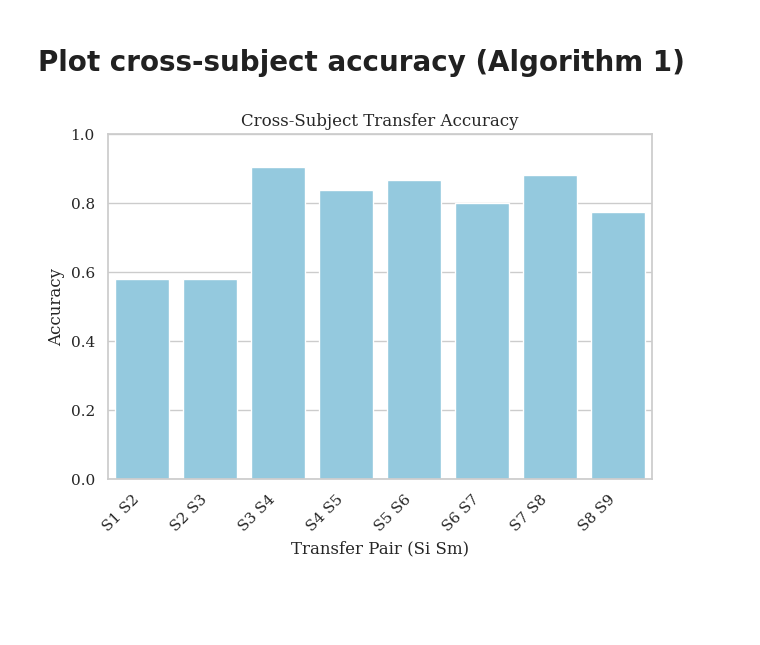
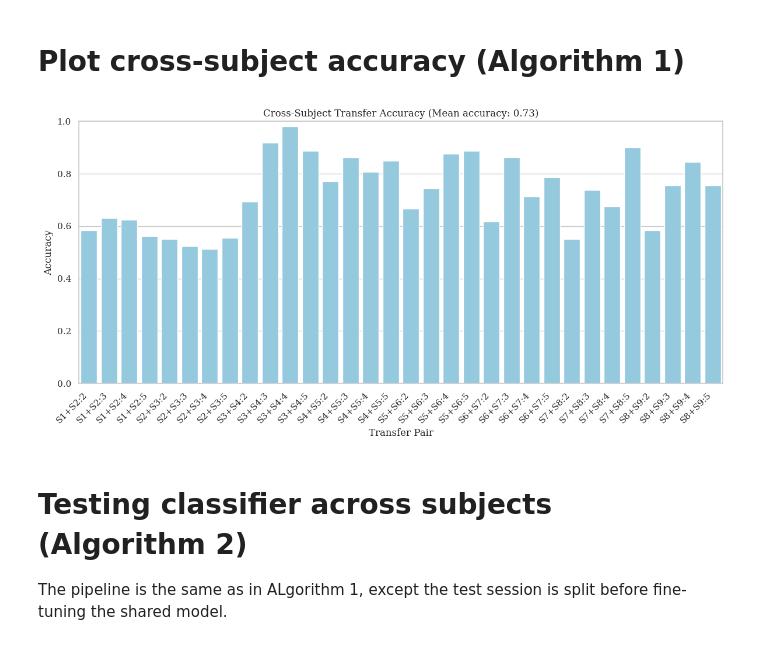
Before and after one commit to ad-jusk/eeg_transformer, a Jupyter notebook: notebooks/mtl_bci_2008_b.ipynb, the cells around one changed output. Drawn from its saved outputs; the diff is of its cells as text; code cells hidden in the pictures; blank space fills up the shorter version.

Commit message:
finished cross subject for b datset

```diff
--- a/notebooks/mtl_bci_2008_b.ipynb
+++ b/notebooks/mtl_bci_2008_b.ipynb
@@ -86,7 +86,7 @@ X_train = np.empty(len(subjects), dtype=object)
 X_test = np.empty(len(subjects), dtype=object)
 y_train = np.empty(len(subjects), dtype=object)
 y_test = np.empty(len(subjects), dtype=object)
-label_map = {"left_hand": -1, "right_hand": 1}
+label_map = {"left_hand": 1, "right_hand": -1}
 
 for idx, subject in enumerate(subjects):
 
@@ -346,0 +311,36 @@ for idx, subj in enumerate(subjects):
+# %%
+cross_subject_results = []
+accuracies = []
+for subj_idx, _ in enumerate(subjects):
+    next_subj_idx = subj_idx + 1
+    if next_subj_idx == len(subjects):
+        break
+
+    for sess_idx in range(1, len(sessions) + 1):
+        if sess_idx == len(sessions):
+            break
+
+        X_cs_train = np.concatenate((X_cross_subj[subj_idx], X_cross_subj[next_subj_idx][:sess_idx]))
+        y_cs_train = np.concatenate((y_cross_subj[subj_idx], y_cross_subj[next_subj_idx][:sess_idx]))
+        X_cs_test = X_cross_subj[next_subj_idx][sess_idx]
+        y_cs_test = y_cross_subj[next_subj_idx][sess_idx]
+
+        clf = linear.MultiTaskLinearClassifier(regularization=0.1, cov_flag="l2-trace", zero_mean=False)
+        clf.fit_sessions(X_cs_train, y_cs_train)
+
+        acc, y_pred = clf.score(X_cs_test, y_cs_test)
+
+        cross_subject_results.append(
+            {
+                "train_desc": f"S{subj_idx + 1}",
+                "eval_desc": f"S{next_subj_idx + 1}:{sess_idx + 1}",
+                "accuracy": acc,
+            }
+        )
+        accuracies.append(acc)
+
+        logger.info(
+            f"Training on S{subj_idx} + S{next_subj_idx}:{sess_idx}, test on S{next_subj_idx}:{sess_idx + 1} acc = {acc:.2f}"
+        )
+
+logger.info(f"Mean accuracy: {np.mean(accuracies):.2f}")
@@ -348,15 +366,20 @@ for idx, subj in enumerate(subjects):
 # Plot cross-subject accuracy (Algorithm 1)
 # %%
 df = pd.DataFrame(cross_subject_results)
-df["transfer_pair"] = df["subject_Si"] + " " + df["subject_Sm"]
+df["transfer_pair"] = df["train_desc"] + "+" + df["eval_desc"]
 
+plt.figure(figsize=(12, 6))
 axes = sns.barplot(data=df, x="transfer_pair", y="accuracy", color="skyblue")
 axes.set_ylim(0, 1)
-axes.set_title("Cross-Subject Transfer Accuracy")
+axes.set_title(f"Cross-Subject Transfer Accuracy (Mean accuracy: {np.mean(accuracies):.2f})")
 axes.set_ylabel("Accuracy")
-axes.set_xlabel("Transfer Pair (Si Sm)")
+axes.set_xlabel("Transfer Pair")
 plt.xticks(rotation=45, ha="right")
 plt.tight_layout()
 plt.show()
 # %% [output]
-[figure, old version]
+[figure, new version]
+# %% [markdown]
+# Testing classifier across subjects (Algorithm 2)
+
+The pipeline is the same as in ALgorithm 1, except the test session is split before fine-tuning the shared model.
```
Also changed, not shown: parts of 15 cells of this notebook.
